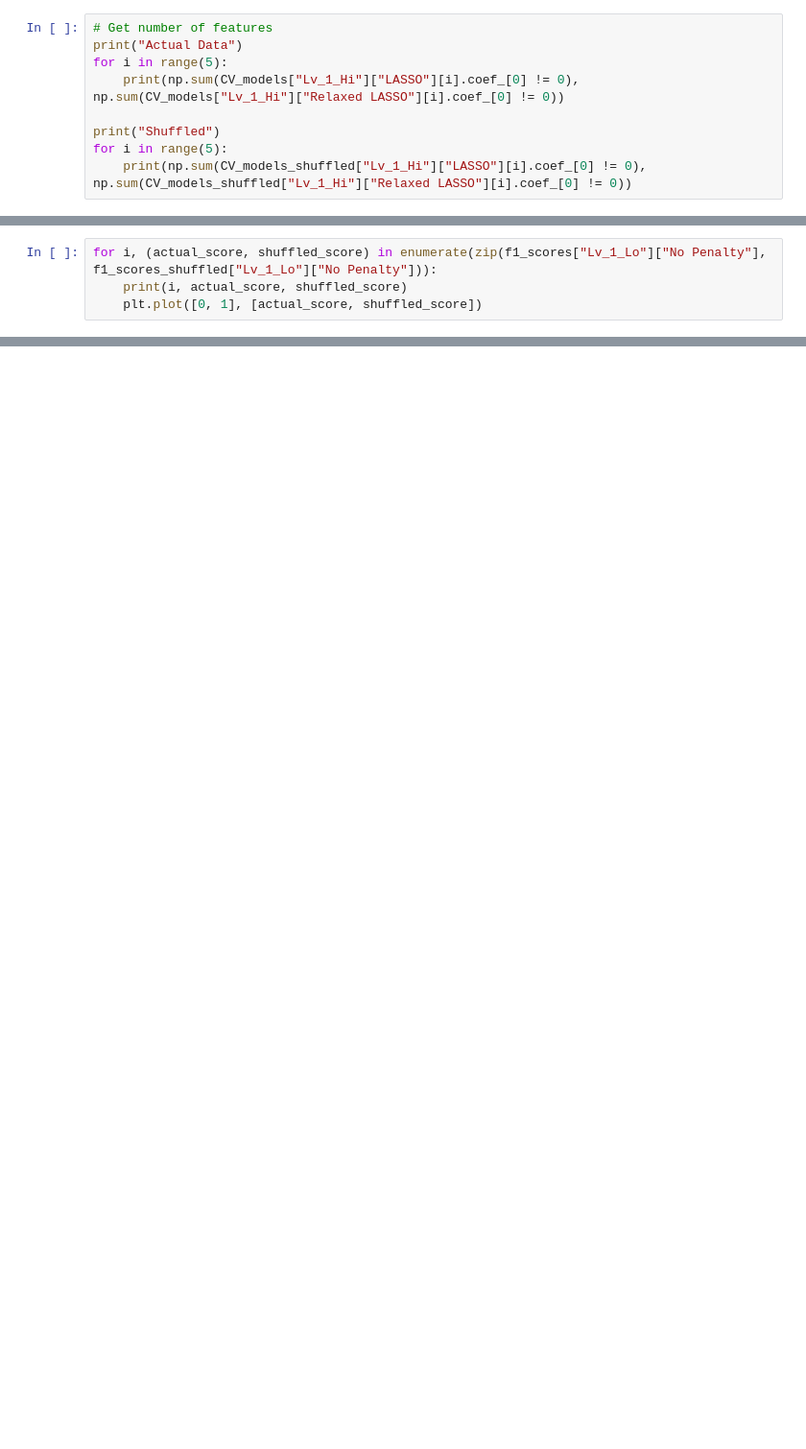
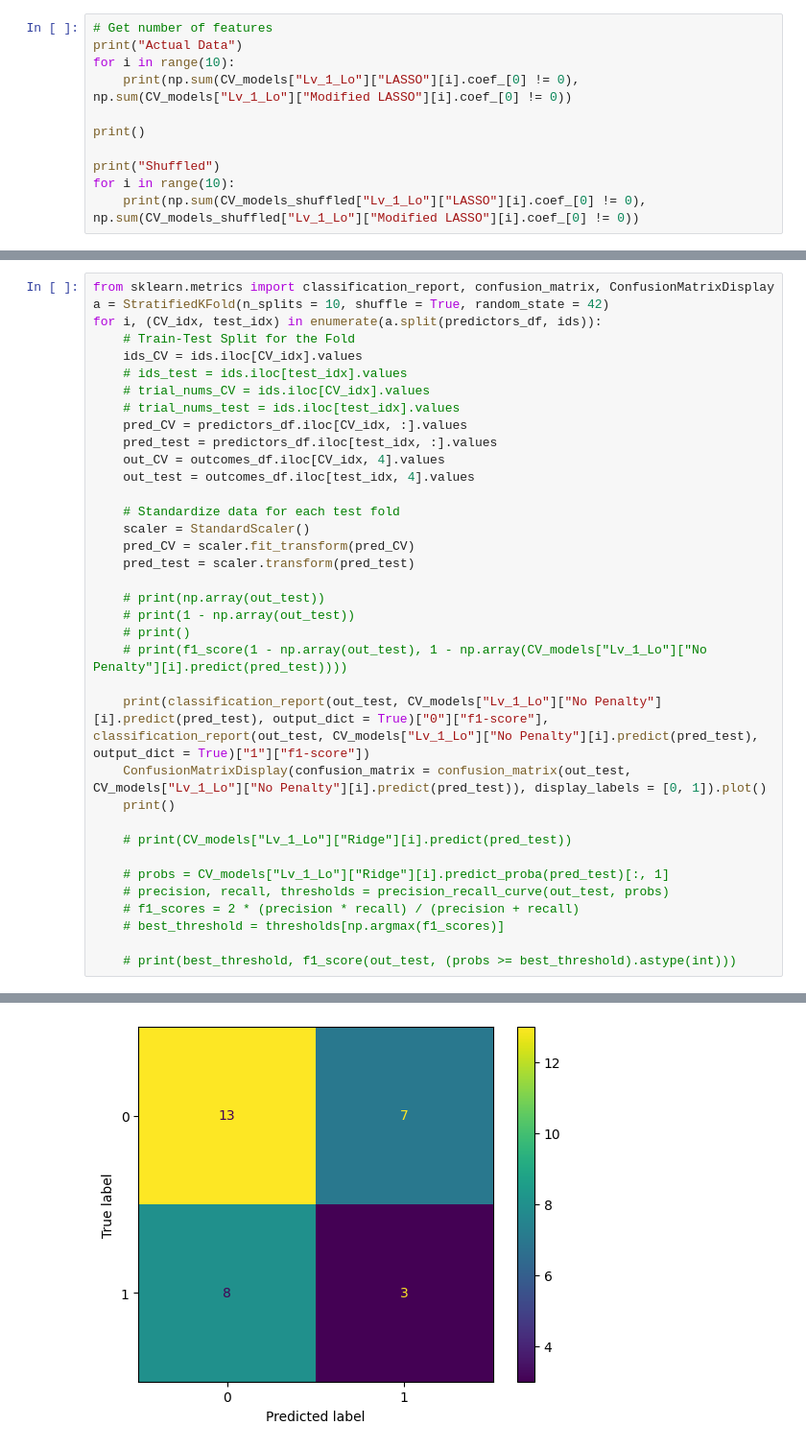
Before and after one commit to jaspershen21/jshen_DLA, a Jupyter notebook: 10_Fold_Test_Split.ipynb, the cells around one changed output, grey strips where cells are left out. Shown at 96% size. Saved outputs shown, nothing was run; the diff lists cells and outputs as text; blank space fills up the shorter version.

```diff
--- a/10_Fold_Test_Split.ipynb
+++ b/10_Fold_Test_Split.ipynb
@@ -349,11 +301,13 @@ graph_folds(accuracy_scores, accuracy_scores_shuffled, predictors_df, outcomes_d
 # %%
 # Get number of features
 print("Actual Data")
-for i in range(5):
-    print(np.sum(CV_models["Lv_1_Hi"]["LASSO"][i].coef_[0] != 0), np.sum(CV_models["Lv_1_Hi"]["Relaxed LASSO"][i].coef_[0] != 0))
+for i in range(10):
+    print(np.sum(CV_models["Lv_1_Lo"]["LASSO"][i].coef_[0] != 0), np.sum(CV_models["Lv_1_Lo"]["Modified LASSO"][i].coef_[0] != 0))
+
+print()
 
 print("Shuffled")
-for i in range(5):
-    print(np.sum(CV_models_shuffled["Lv_1_Hi"]["LASSO"][i].coef_[0] != 0), np.sum(CV_models_shuffled["Lv_1_Hi"]["Relaxed LASSO"][i].coef_[0] != 0))
+for i in range(10):
+    print(np.sum(CV_models_shuffled["Lv_1_Lo"]["LASSO"][i].coef_[0] != 0), np.sum(CV_models_shuffled["Lv_1_Lo"]["Modified LASSO"][i].coef_[0] != 0))
 # %% [output]
 Actual Data
@@ -388,4 +329,0 @@ KeyError: ''
-# %%
-for i, (actual_score, shuffled_score) in enumerate(zip(f1_scores["Lv_1_Lo"]["No Penalty"], f1_scores_shuffled["Lv_1_Lo"]["No Penalty"])):
-    print(i, actual_score, shuffled_score)
-    plt.plot([0, 1], [actual_score, shuffled_score])
@@ -407,0 +330,37 @@ np.float64(0.5422756981580511)
+# %%
+from sklearn.metrics import classification_report, confusion_matrix, ConfusionMatrixDisplay
+a = StratifiedKFold(n_splits = 10, shuffle = True, random_state = 42)
+for i, (CV_idx, test_idx) in enumerate(a.split(predictors_df, ids)):
+    # Train-Test Split for the Fold
+    ids_CV = ids.iloc[CV_idx].values
+    # ids_test = ids.iloc[test_idx].values
+    # trial_nums_CV = ids.iloc[CV_idx].values
+    # trial_nums_test = ids.iloc[test_idx].values
+    pred_CV = predictors_df.iloc[CV_idx, :].values
+    pred_test = predictors_df.iloc[test_idx, :].values
+    out_CV = outcomes_df.iloc[CV_idx, 4].values
+    out_test = outcomes_df.iloc[test_idx, 4].values
+
+    # Standardize data for each test fold
+    scaler = StandardScaler()
+    pred_CV = scaler.fit_transform(pred_CV)
+    pred_test = scaler.transform(pred_test)
+
+    # print(np.array(out_test))
+    # print(1 - np.array(out_test))
+    # print()
+    # print(f1_score(1 - np.array(out_test), 1 - np.array(CV_models["Lv_1_Lo"]["No Penalty"][i].predict(pred_test))))
+
+    print(classification_report(out_test, CV_models["Lv_1_Lo"]["No Penalty"][i].predict(pred_test), output_dict = True)["0"]["f1-score"], classification_report(out_test, CV_models["Lv_1_Lo"]["No Penalty"][i].predict(pred_test), output_dict = True)["1"]["f1-score"])
+    ConfusionMatrixDisplay(confusion_matrix = confusion_matrix(out_test, CV_models["Lv_1_Lo"]["No Penalty"][i].predict(pred_test)), display_labels = [0, 1]).plot()
+    print()
+
+    # print(CV_models["Lv_1_Lo"]["Ridge"][i].predict(pred_test))
+
+    # probs = CV_models["Lv_1_Lo"]["Ridge"][i].predict_proba(pred_test)[:, 1]
+    # precision, recall, thresholds = precision_recall_curve(out_test, probs)
+    # f1_scores = 2 * (precision * recall) / (precision + recall)
+    # best_threshold = thresholds[np.argmax(f1_scores)]
+
+    # print(best_threshold, f1_score(out_test, (probs >= best_threshold).astype(int)))
+# %% [output]
@@ -407,0 +386 @@ np.float64(0.5422756981580511)
+[figure, added]
```
Also changed, not shown: parts of 19 cells of this notebook.
